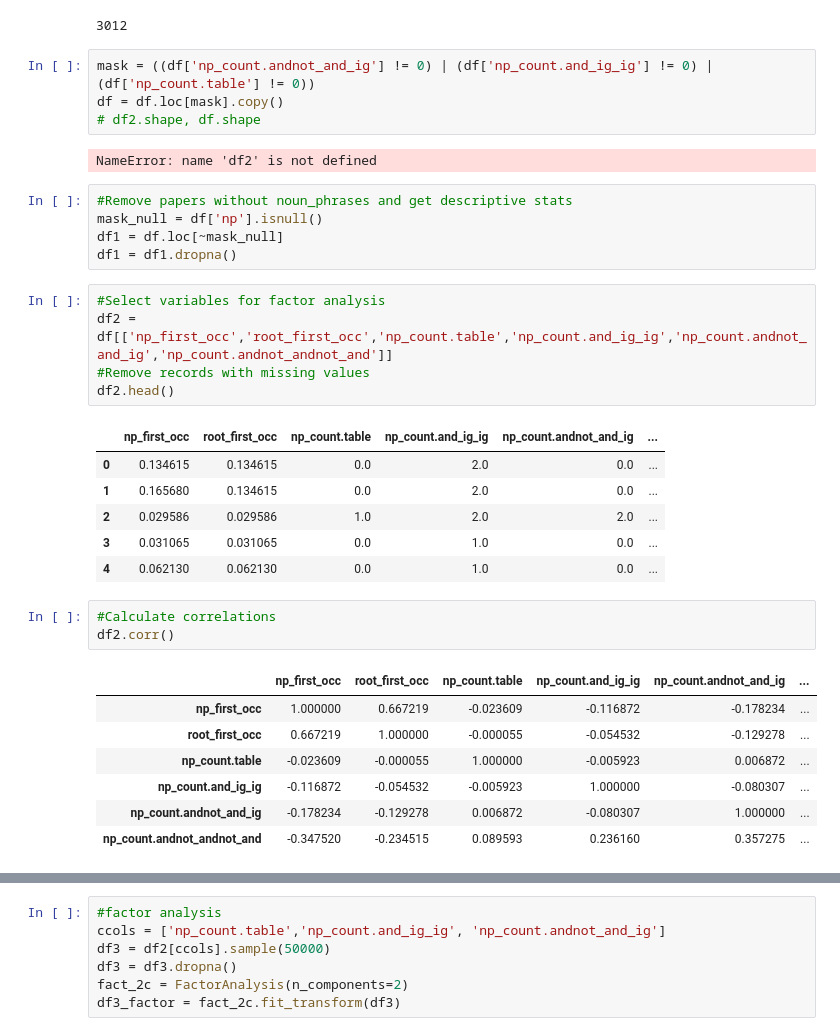
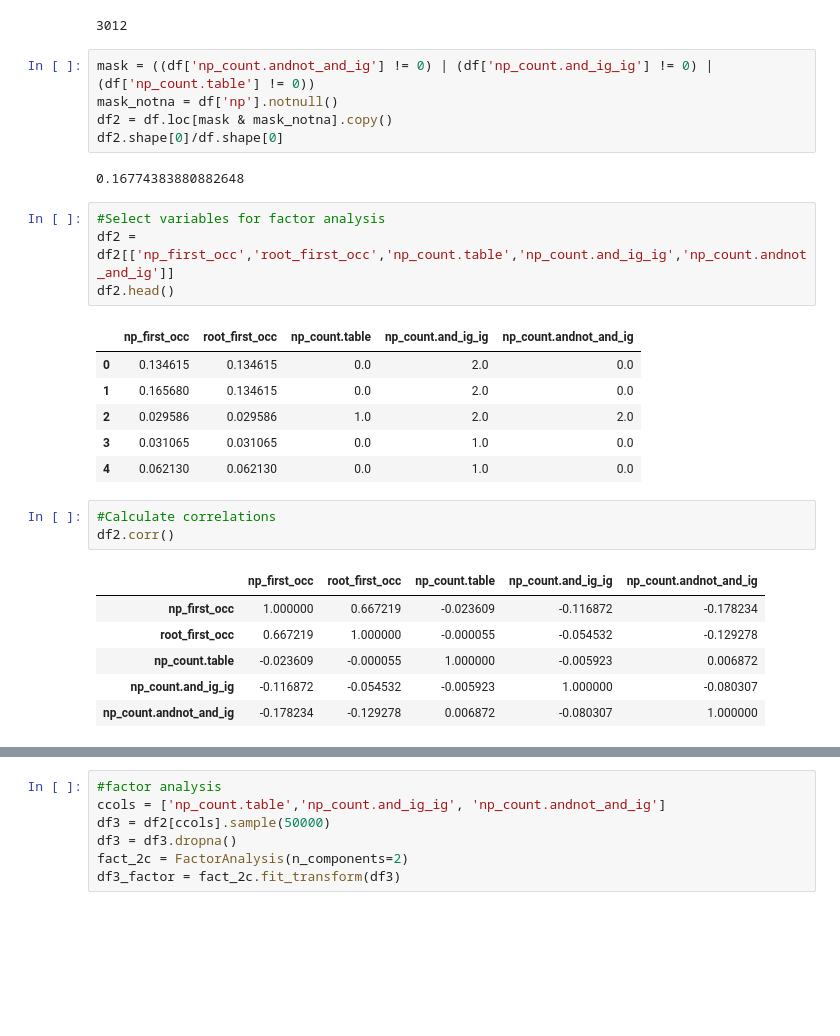
Before and after one commit to alexander-belikov/article_analysis, a Jupyter notebook: notebooks/np_desc.ipynb, the cells around one changed output, grey strips where cells are left out. Saved outputs shown, nothing was run; the diff lists cells and outputs as text; blank space fills up the shorter version.

```diff
--- a/notebooks/np_desc.ipynb
+++ b/notebooks/np_desc.ipynb
@@ -54,35 +55,29 @@ len(df.loc[df['np_count.table'] != 0, 'root'].unique())
 3012
 # %%
 mask = ((df['np_count.andnot_and_ig'] != 0) | (df['np_count.and_ig_ig'] != 0) | (df['np_count.table'] != 0))
-df = df.loc[mask].copy()
-# df2.shape, df.shape
+mask_notna = df['np'].notnull()
+df2 = df.loc[mask & mask_notna].copy()
+df2.shape[0]/df.shape[0]
 # %% [output]
-NameError: name 'df2' is not defined
+0.16774383880882648
-# %%
-#Remove papers without noun_phrases and get descriptive stats
-mask_null = df['np'].isnull()
-df1 = df.loc[~mask_null]
-df1 = df1.dropna()
 # %%
 #Select variables for factor analysis
-df2 = df[['np_first_occ','root_first_occ','np_count.table','np_count.and_ig_ig','np_count.andnot_and_ig','np_count.andnot_andnot_and']]
-#Remove records with missing values
+df2 = df2[['np_first_occ','root_first_occ','np_count.table','np_count.and_ig_ig','np_count.andnot_and_ig']]
 df2.head()
 # %% [output]
-|  | np_first_occ | root_first_occ | np_count.table | np_count.and_ig_ig | np_count.andnot_and_ig | ... |
-| 0 | 0.134615 | 0.134615 | 0.0 | 2.0 | 0.0 | ... |
-| 1 | 0.165680 | 0.134615 | 0.0 | 2.0 | 0.0 | ... |
-| 2 | 0.029586 | 0.029586 | 1.0 | 2.0 | 2.0 | ... |
-| 3 | 0.031065 | 0.031065 | 0.0 | 1.0 | 0.0 | ... |
-| 4 | 0.062130 | 0.062130 | 0.0 | 1.0 | 0.0 | ... |
+|  | np_first_occ | root_first_occ | np_count.table | np_count.and_ig_ig | np_count.andnot_and_ig |
+| 0 | 0.134615 | 0.134615 | 0.0 | 2.0 | 0.0 |
+| 1 | 0.165680 | 0.134615 | 0.0 | 2.0 | 0.0 |
+| 2 | 0.029586 | 0.029586 | 1.0 | 2.0 | 2.0 |
+| 3 | 0.031065 | 0.031065 | 0.0 | 1.0 | 0.0 |
+| 4 | 0.062130 | 0.062130 | 0.0 | 1.0 | 0.0 |
 # %%
 #Calculate correlations
 df2.corr()
 # %% [output]
-|  | np_first_occ | root_first_occ | np_count.table | np_count.and_ig_ig | np_count.andnot_and_ig | ... |
-| np_first_occ | 1.000000 | 0.667219 | -0.023609 | -0.116872 | -0.178234 | ... |
-| root_first_occ | 0.667219 | 1.000000 | -0.000055 | -0.054532 | -0.129278 | ... |
-| np_count.table | -0.023609 | -0.000055 | 1.000000 | -0.005923 | 0.006872 | ... |
-| np_count.and_ig_ig | -0.116872 | -0.054532 | -0.005923 | 1.000000 | -0.080307 | ... |
-| np_count.andnot_and_ig | -0.178234 | -0.129278 | 0.006872 | -0.080307 | 1.000000 | ... |
-| np_count.andnot_andnot_and | -0.347520 | -0.234515 | 0.089593 | 0.236160 | 0.357275 | ... |
+|  | np_first_occ | root_first_occ | np_count.table | np_count.and_ig_ig | np_count.andnot_and_ig |
+| np_first_occ | 1.000000 | 0.667219 | -0.023609 | -0.116872 | -0.178234 |
+| root_first_occ | 0.667219 | 1.000000 | -0.000055 | -0.054532 | -0.129278 |
+| np_count.table | -0.023609 | -0.000055 | 1.000000 | -0.005923 | 0.006872 |
+| np_count.and_ig_ig | -0.116872 | -0.054532 | -0.005923 | 1.000000 | -0.080307 |
+| np_count.andnot_and_ig | -0.178234 | -0.129278 | 0.006872 | -0.080307 | 1.000000 |
```
Also changed, not shown: parts of 16 cells of this notebook.
